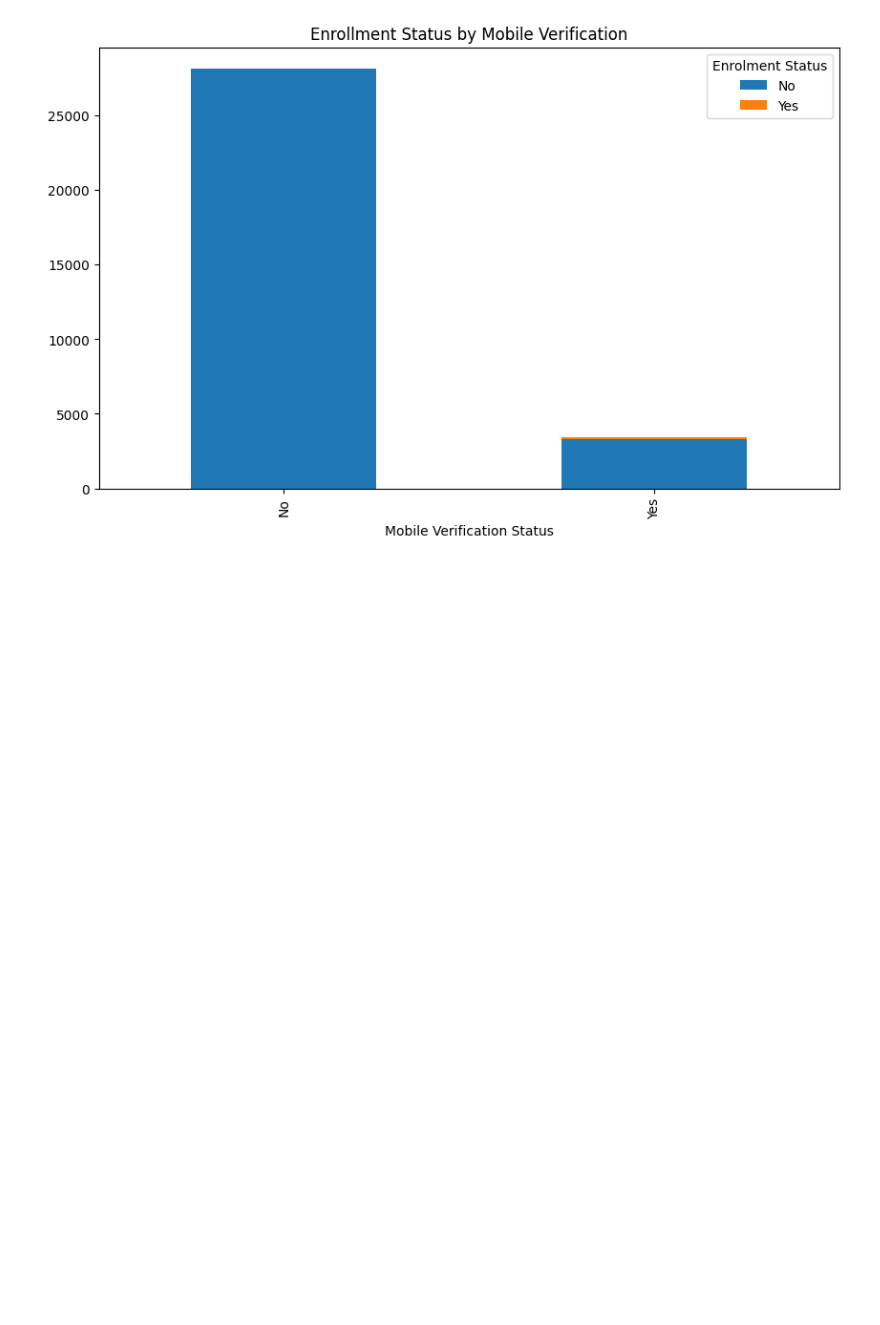
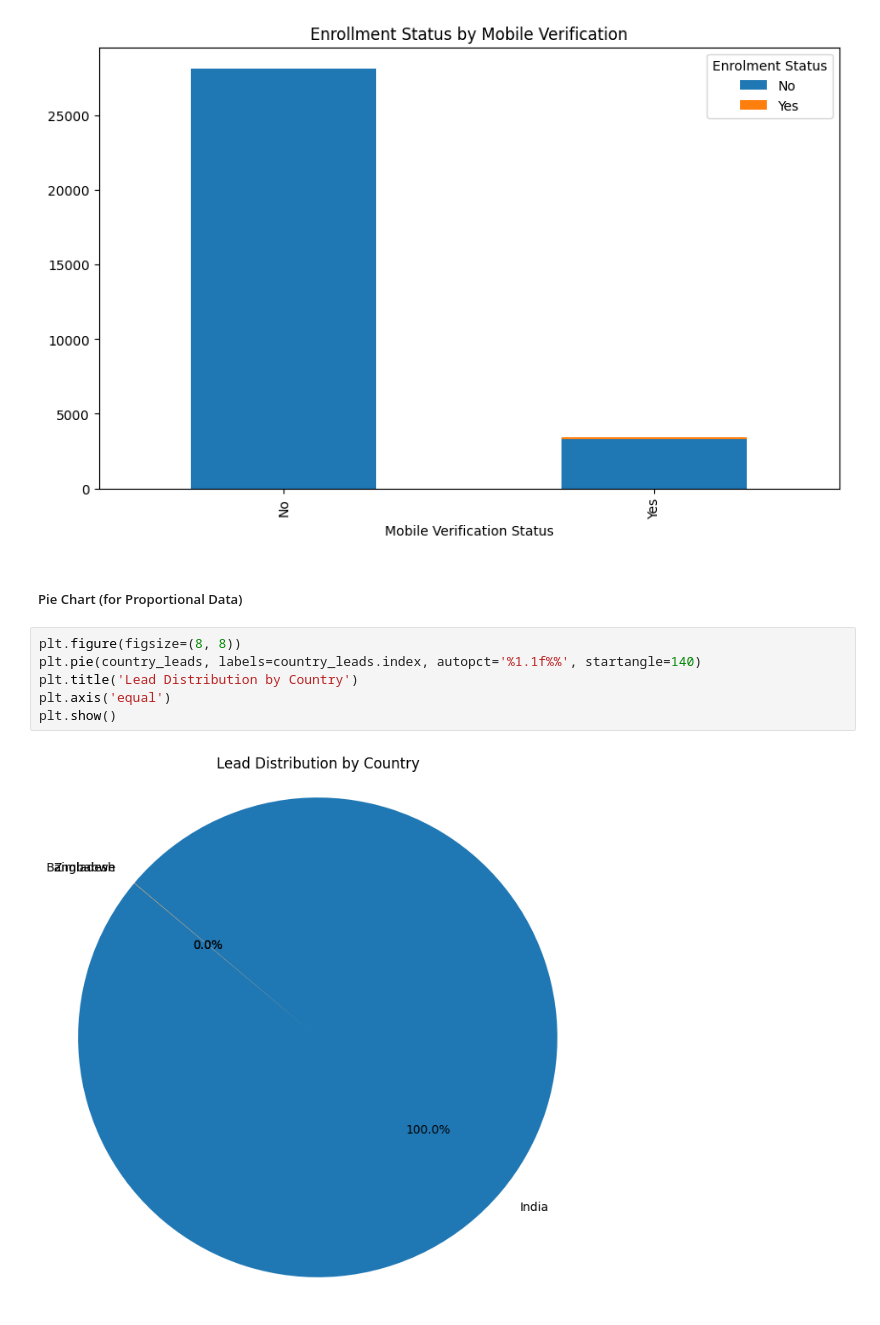
Before and after one commit to kunalmalav/task, a Jupyter notebook: task.ipynb, the cells around one changed output. Saved outputs shown, nothing was run; the diff lists cells and outputs as text; blank space fills up the shorter version.

```diff
--- a/task.ipynb
+++ b/task.ipynb
@@ -187,3 +197,13 @@ plt.title('Enrollment Status by Mobile Verification')
 plt.show()
 # %% [output]
 [figure]
+# %% [markdown]
+##### Pie Chart (for Proportional Data)
+# %%
+plt.figure(figsize=(8, 8))
+plt.pie(country_leads, labels=country_leads.index, autopct='%1.1f%%', startangle=140)
+plt.title('Lead Distribution by Country')
+plt.axis('equal')
+plt.show()
+# %% [output]
+[figure, added]
```
Also changed, not shown: parts of 14 cells of this notebook.
